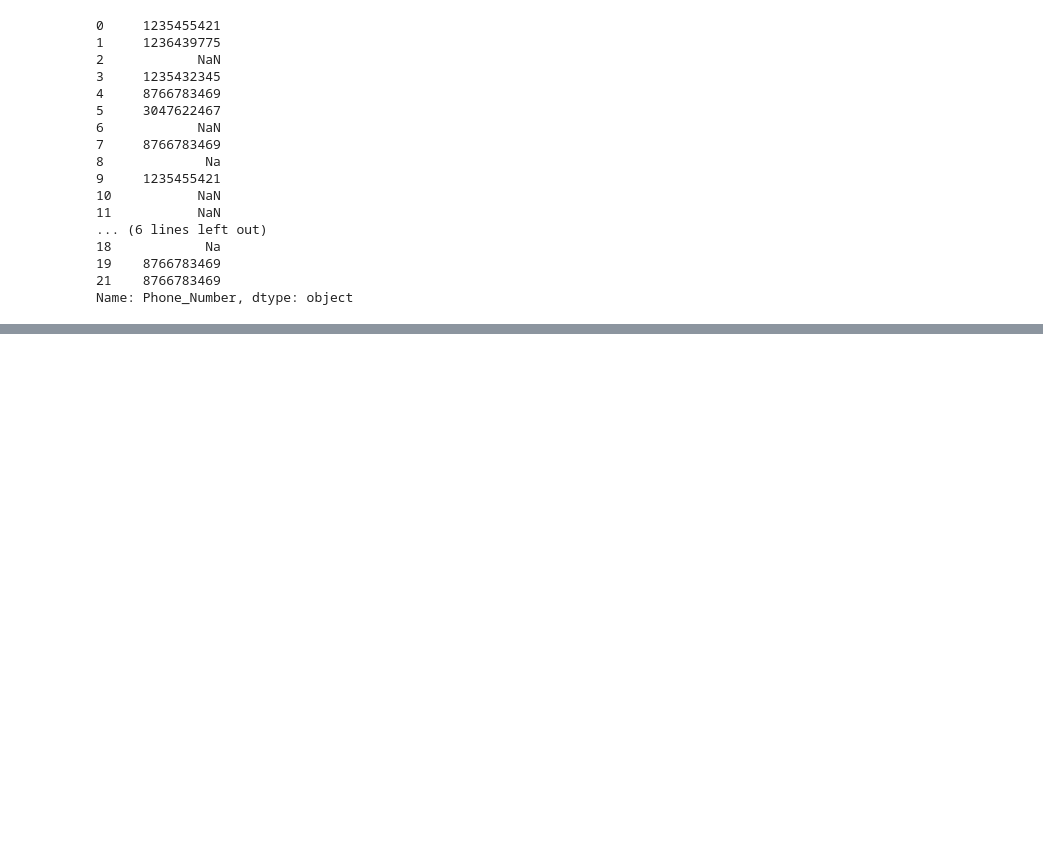
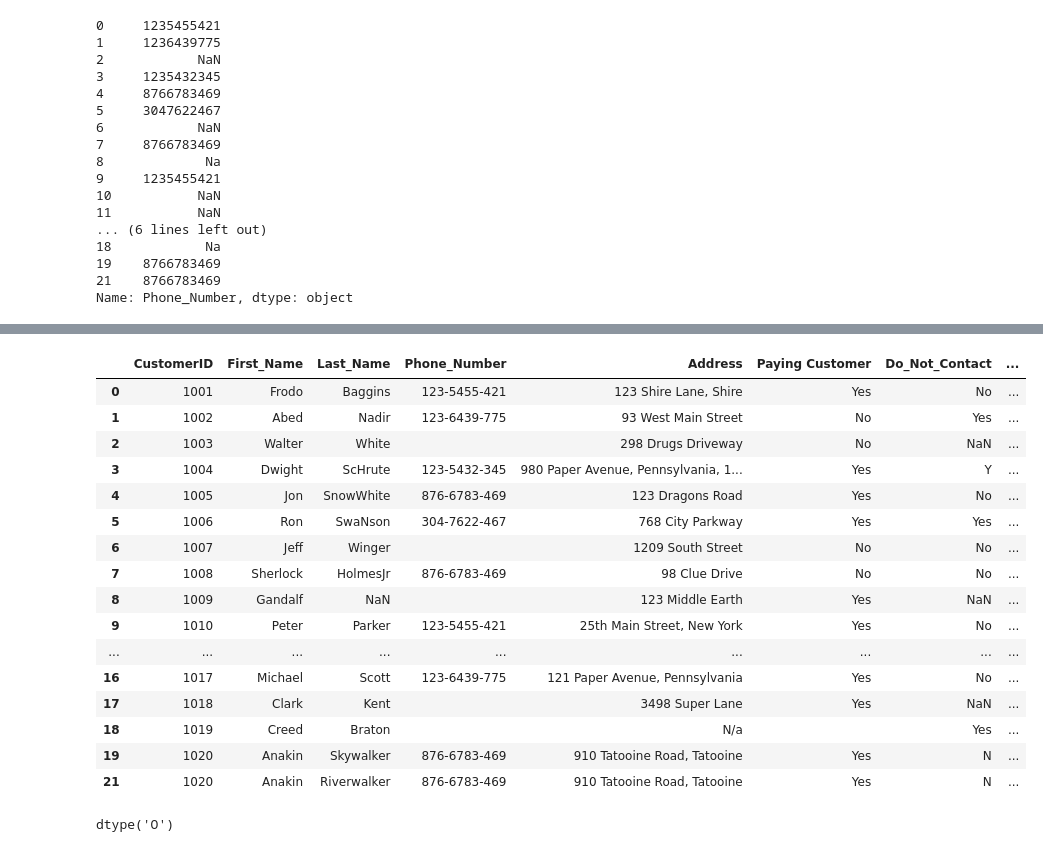
Before and after one commit to reiki1387/tor-repos, a Jupyter notebook: FreeCodeCamp- Data Analyst BootCamp for Beginners/Jupyter Notebook (Python, web scraping, data cleaning )/Data Cleaning using Pandas.ipynb, the cells around one changed output, grey strips where cells are left out. Cells and saved outputs as stored; diff of their text form; code cells hidden in the pictures; blank space fills up the shorter version.

Commit message:
Data cleaning code updated

```diff
--- a/FreeCodeCamp- Data Analyst BootCamp for Beginners/Jupyter Notebook (Python, web scraping, data cleaning )/Data Cleaning using Pandas.ipynb
+++ b/FreeCodeCamp- Data Analyst BootCamp for Beginners/Jupyter Notebook (Python, web scraping, data cleaning )/Data Cleaning using Pandas.ipynb
@@ -176,0 +430,10 @@ Name: Phone_Number, dtype: object
+# %%
+#str.replace() also replaces substrings causing result like "Yeses" and "Noo"
+# df_list["Paying Customer"].str.replace('Y', 'Yes', regex=False)
+# df_list["Paying Customer"].str.replace('N', 'No', regex=False)
+
+# Pandas level replace() using dictionary
+# df_list["Paying Customer"].replace({'Y': 'Yes', 'N': 'No', 'N/a': ''})
+# Pandas level replace() using list
+df_list["Paying Customer"] = df_list["Paying Customer"].replace(['Y', 'N', 'N/a'], ['Yes', 'No', ''])
+df_list["Paying Customer"]
@@ -176,0 +458,24 @@ Name: Phone_Number, dtype: object
+# %%
+df_list
+# %% [output]
+|  | CustomerID | First_Name | Last_Name | Phone_Number | Address | Paying Customer | Do_Not_Contact | ... |
+| 0 | 1001 | Frodo | Baggins | 123-5455-421 | 123 Shire Lane, Shire | Yes | No | ... |
+| 1 | 1002 | Abed | Nadir | 123-6439-775 | 93 West Main Street | No | Yes | ... |
+| 2 | 1003 | Walter | White |  | 298 Drugs Driveway | No | NaN | ... |
+| 3 | 1004 | Dwight | ScHrute | 123-5432-345 | 980 Paper Avenue, Pennsylvania, 1... | Yes | Y | ... |
+| 4 | 1005 | Jon | SnowWhite | 876-6783-469 | 123 Dragons Road | Yes | No | ... |
+| 5 | 1006 | Ron | SwaNson | 304-7622-467 | 768 City Parkway | Yes | Yes | ... |
+| 6 | 1007 | Jeff | Winger |  | 1209 South Street | No | No | ... |
+| 7 | 1008 | Sherlock | HolmesJr | 876-6783-469 | 98 Clue Drive | No | No | ... |
+| 8 | 1009 | Gandalf | NaN |  | 123 Middle Earth | Yes | NaN | ... |
+| 9 | 1010 | Peter | Parker | 123-5455-421 | 25th Main Street, New York | Yes | No | ... |
+| ... | ... | ... | ... | ... | ... | ... | ... | ... |
+| 16 | 1017 | Michael | Scott | 123-6439-775 | 121 Paper Avenue, Pennsylvania | Yes | No | ... |
+| 17 | 1018 | Clark | Kent |  | 3498 Super Lane | Yes | NaN | ... |
+| 18 | 1019 | Creed | Braton |  | N/a |  | Yes | ... |
+| 19 | 1020 | Anakin | Skywalker | 876-6783-469 | 910 Tatooine Road, Tatooine | Yes | N | ... |
+| 21 | 1020 | Anakin | Riverwalker | 876-6783-469 | 910 Tatooine Road, Tatooine | Yes | N | ... |
+# %%
+df_list['Do_Not_Contact'].dtype # check for whole column data type
+# %% [output]
+dtype('O')
```
Also changed, not shown: parts of 38 cells of this notebook, 1 other file.
